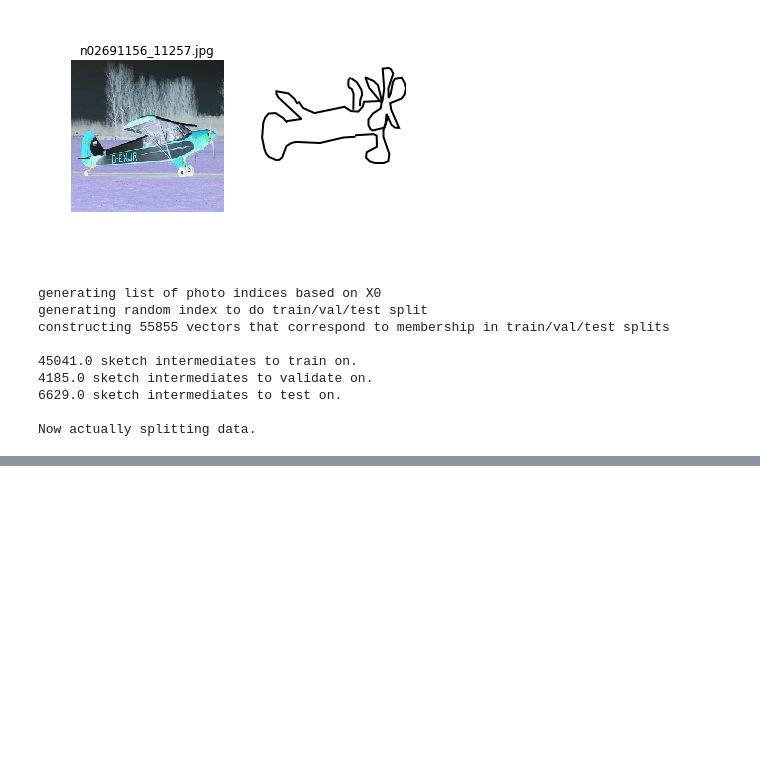
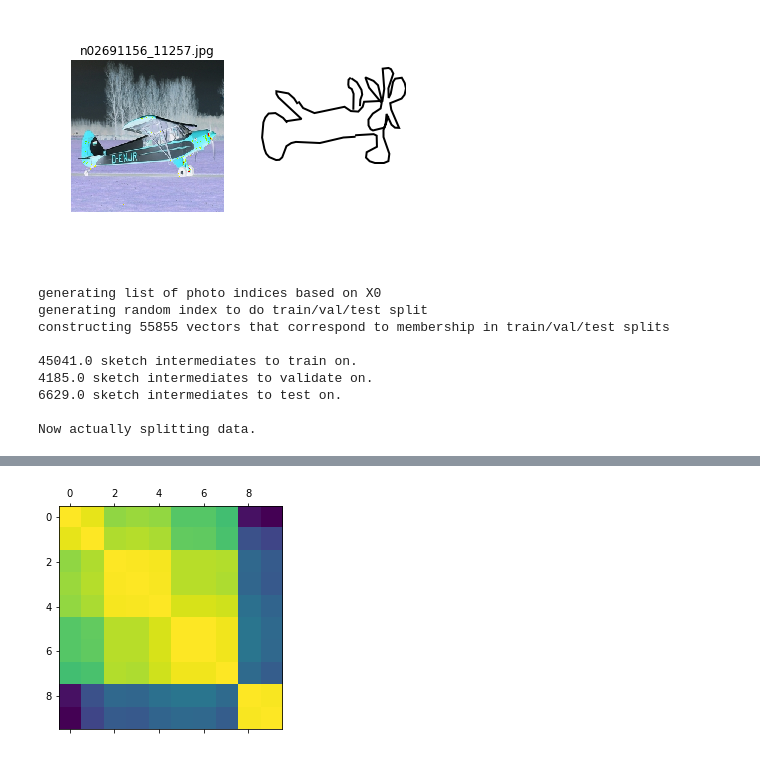
Before and after one commit to judithfan/pix2svg, a Jupyter notebook: tf_sketchy.ipynb, the cells around one changed output, grey strips where cells are left out. Cells and saved outputs as stored; diff of their text form; code cells hidden in the pictures; blank space fills up the shorter version.

```diff
--- a/tf_sketchy.ipynb
+++ b/tf_sketchy.ipynb
@@ -310,0 +478,6 @@ Now actually splitting data.
+# %%
+SF_ = SF[100:110,:]
+plt.matshow(np.corrcoef(SF_))
+plt.show()
+# %% [output]
+[figure, added]
```
Also changed, not shown: parts of 12 cells of this notebook, 5 other files.
